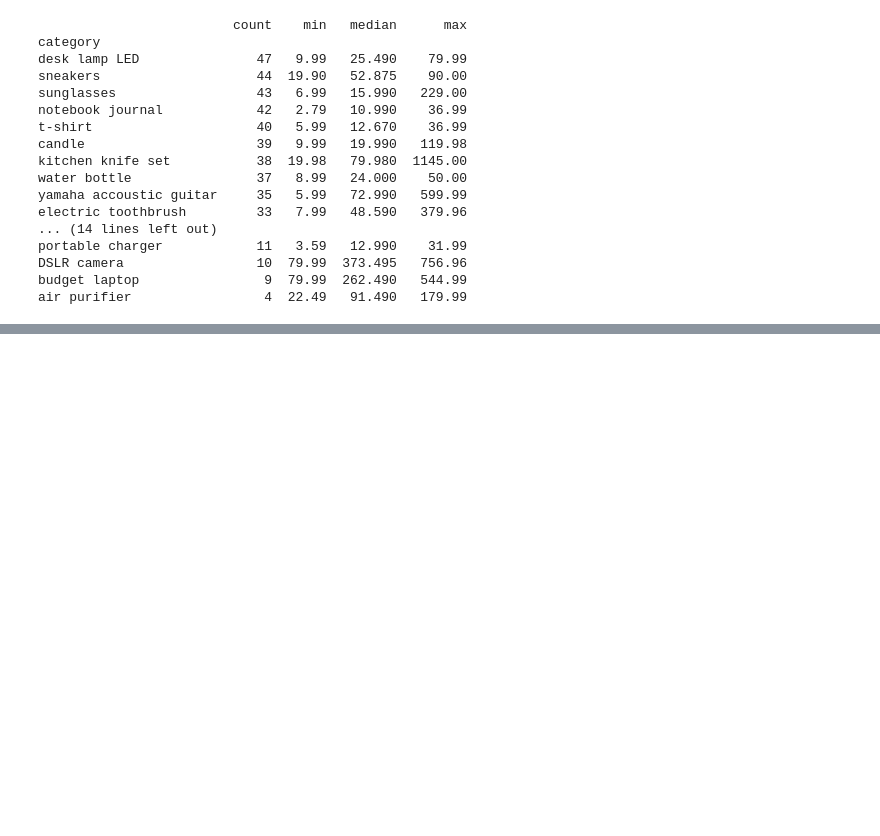
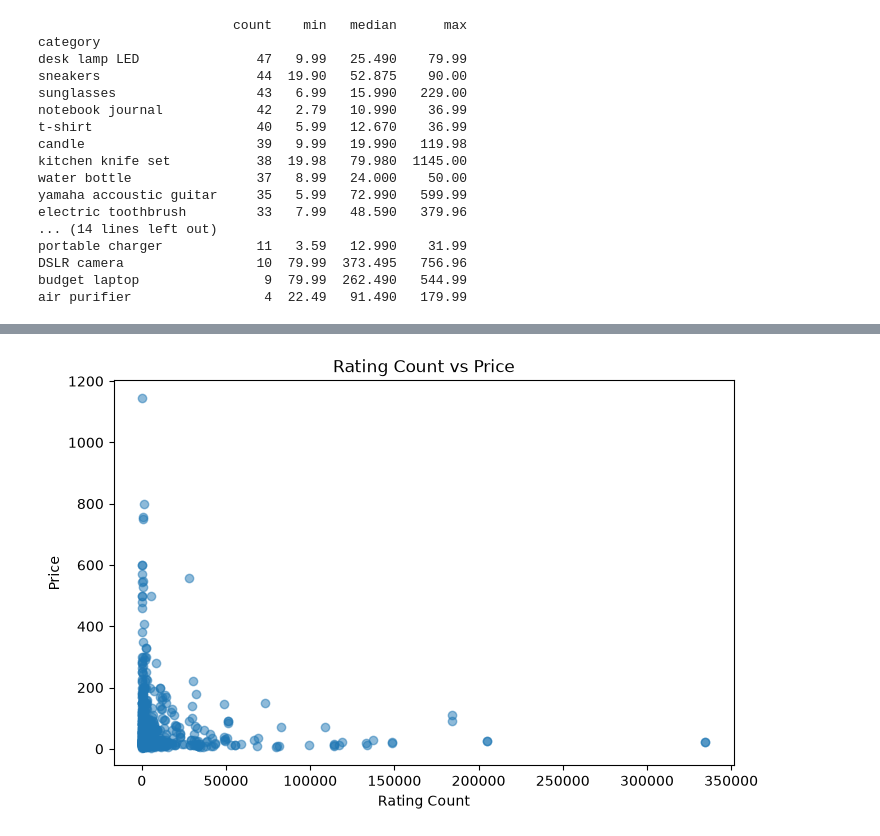
Before and after one commit to Rafi3215987/AmazonScrapper, a Jupyter notebook: FeatureD.ipynb, the cells around one changed output, grey strips where cells are left out. Cells and saved outputs as stored; diff of their text form; code cells hidden in the pictures; blank space fills up the shorter version.

```diff
--- a/FeatureD.ipynb
+++ b/FeatureD.ipynb
@@ -246,0 +760,15 @@ air purifier                 4  22.49   91.490   179.99
+# %%
+plt.figure(figsize=(8, 5))
+
+plt.scatter(
+    df["ratingCount"],
+    df["price"],
+    alpha=0.5
+)
+
+plt.xlabel("Rating Count")
+plt.ylabel("Price")
+plt.title("Rating Count vs Price")
+plt.show()
+# %% [output]
+[figure, added]
```
Also changed, not shown: parts of 54 cells of this notebook, 3 other files.
